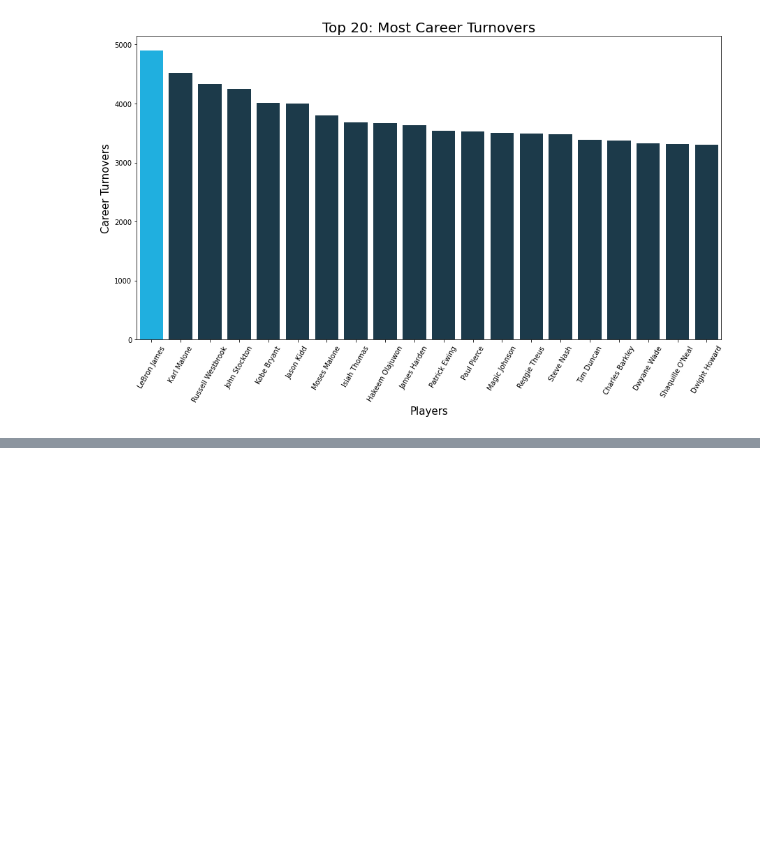
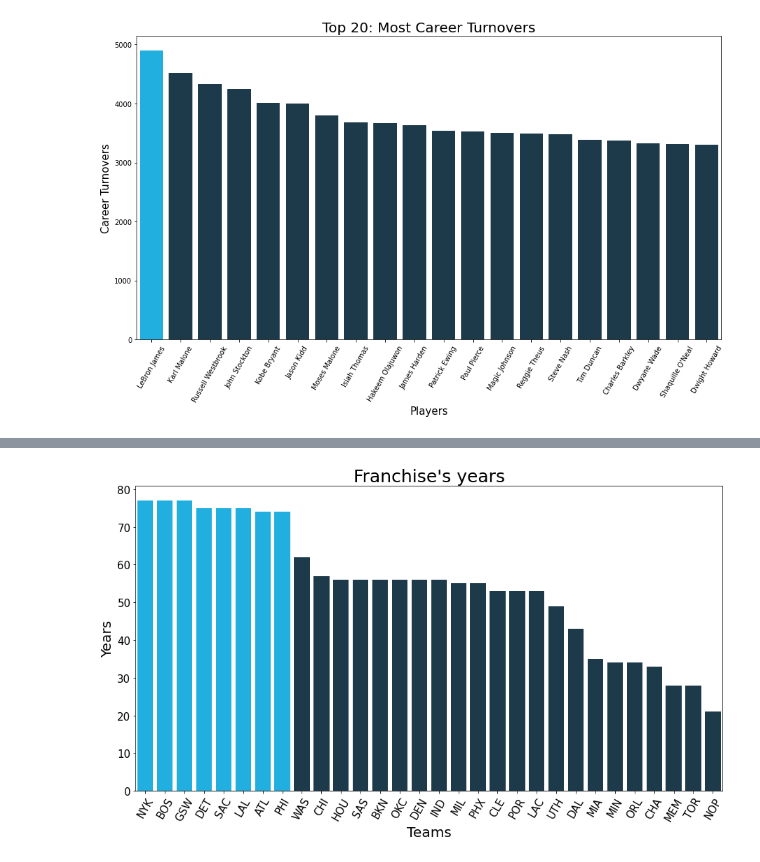
Before and after one commit to Saffian-Asghar/NBA_Network_Analysis, a Jupyter notebook: Notebooks/NBA_EDA.ipynb, the cells around one changed output, grey strips where cells are left out. Saved outputs shown, nothing was run; the diff lists cells and outputs as text; code cells hidden in the pictures; blank space fills up the shorter version.

```diff
--- a/Notebooks/NBA_EDA.ipynb
+++ b/Notebooks/NBA_EDA.ipynb
@@ -624,0 +647,9 @@ plt.show()
+# %%
+teams_df.drop(teams_df.columns[[1,2,9,10,11]], axis=1, inplace=True)
+# %%
+teams_df = teams_df[teams_df['To']=='2022-23']
+# %%
+teams_df = teams_df.drop_duplicates(subset='Franchise',keep='first').reset_index().drop(columns='To')
+# %%
+teams_df['TeamAbbreviation'] = ['ATL','BOS','BKN','CHA','CHI','CLE','DAL','DEN','DET','GSW','HOU','IND','LAC','LAL','MEM','MIA','MIL','MIN','NOP','NYK','OKC','ORL','PHI','PHX','POR','SAC','SAS','TOR','UTH','WAS']
+teams_df
@@ -624,0 +674,25 @@ plt.show()
+# %%
+teams_df.sort_values(by='Yrs', ascending=False, inplace=True)
+teams_df['color'] = '#143D52'
+# Set the color for specific players
+teams_df.loc[teams_df['TeamAbbreviation'] == 'SAC', 'color'] = '#00BFFF'
+teams_df.loc[teams_df['TeamAbbreviation'] == 'DET', 'color'] = '#00BFFF'
+teams_df.loc[teams_df['TeamAbbreviation'] == 'GSW', 'color'] = '#00BFFF'
+teams_df.loc[teams_df['TeamAbbreviation'] == 'PHI', 'color'] = '#00BFFF'
+teams_df.loc[teams_df['TeamAbbreviation'] == 'BOS', 'color'] = '#00BFFF'
+teams_df.loc[teams_df['TeamAbbreviation'] == 'NYK', 'color'] = '#00BFFF'
+teams_df.loc[teams_df['TeamAbbreviation'] == 'LAL', 'color'] = '#00BFFF'
+teams_df.loc[teams_df['TeamAbbreviation'] == 'ATL', 'color'] = '#00BFFF'
+
+# Plot the bar chart
+plt.figure(figsize=(15,8))
+
+sns.barplot(data = teams_df, x='TeamAbbreviation', y='Yrs',palette=teams_df['color'])
+plt.xticks(rotation=60,fontsize=15)
+plt.yticks(fontsize=15)
+plt.xlabel('Teams', fontsize=20)
+plt.ylabel('Years', fontsize=20)
+plt.title("Franchise's years", fontsize=25)
+plt.show()
+# %% [output]
+[figure, added]
```
Also changed, not shown: parts of 9 cells of this notebook, 1 other file.
